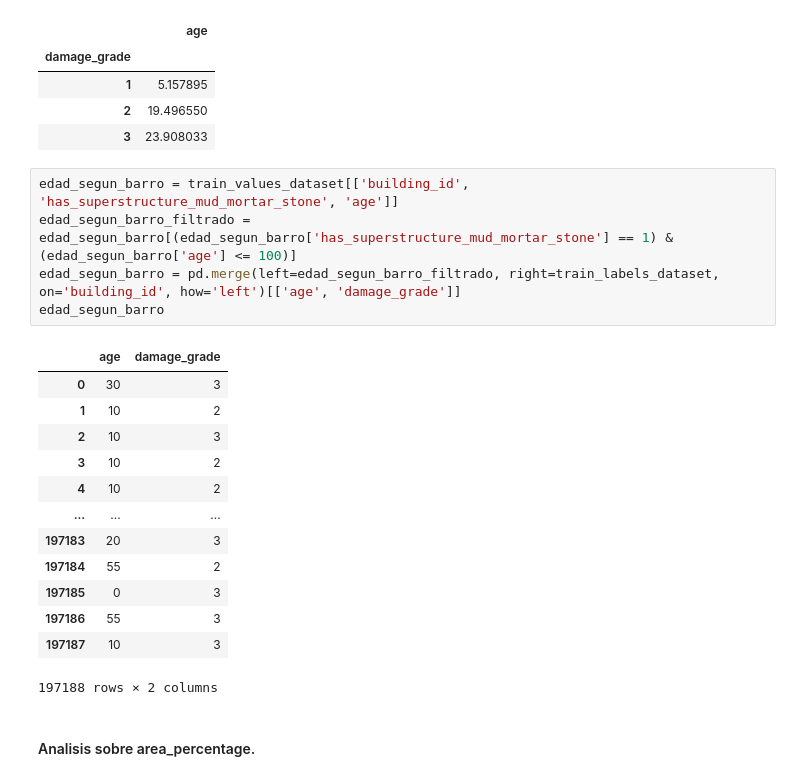
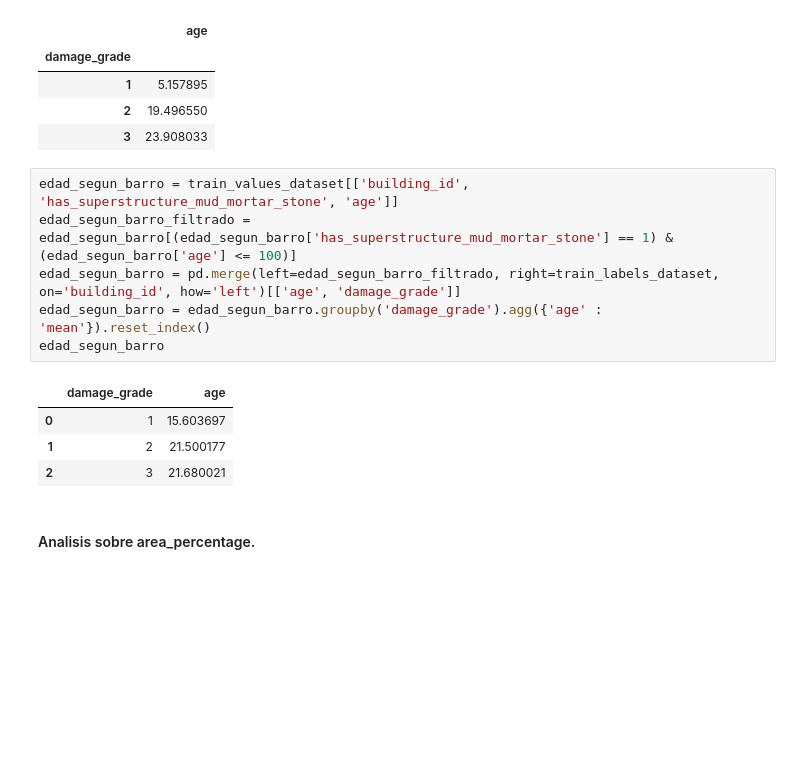
Before and after one commit to juanicolombo97/TP1-OrganizacionDatos, a Jupyter notebook: TP1.ipynb, the cells around one changed output. Drawn from its saved outputs; the diff is of its cells as text; blank space fills up the shorter version.

```diff
--- a/TP1.ipynb
+++ b/TP1.ipynb
@@ -289,22 +289,14 @@ edad_zona_17_promedio
 # %%
 edad_segun_barro = train_values_dataset[['building_id', 'has_superstructure_mud_mortar_stone', 'age']]
 edad_segun_barro_filtrado = edad_segun_barro[(edad_segun_barro['has_superstructure_mud_mortar_stone'] == 1) & (edad_segun_barro['age'] <= 100)]
 edad_segun_barro = pd.merge(left=edad_segun_barro_filtrado, right=train_labels_dataset, on='building_id', how='left')[['age', 'damage_grade']]
+edad_segun_barro = edad_segun_barro.groupby('damage_grade').agg({'age' : 'mean'}).reset_index()
 edad_segun_barro
 # %% [output]
-|  | age | damage_grade |
-| 0 | 30 | 3 |
-| 1 | 10 | 2 |
-| 2 | 10 | 3 |
-| 3 | 10 | 2 |
-| 4 | 10 | 2 |
-| ... | ... | ... |
-| 197183 | 20 | 3 |
-| 197184 | 55 | 2 |
-| 197185 | 0 | 3 |
-| 197186 | 55 | 3 |
-| 197187 | 10 | 3 |
+|  | damage_grade | age |
+| 0 | 1 | 15.603697 |
+| 1 | 2 | 21.500177 |
+| 2 | 3 | 21.680021 |
-197188 rows × 2 columns
 # %% [markdown]
 #### Analisis sobre area_percentage.
 # %%
```
